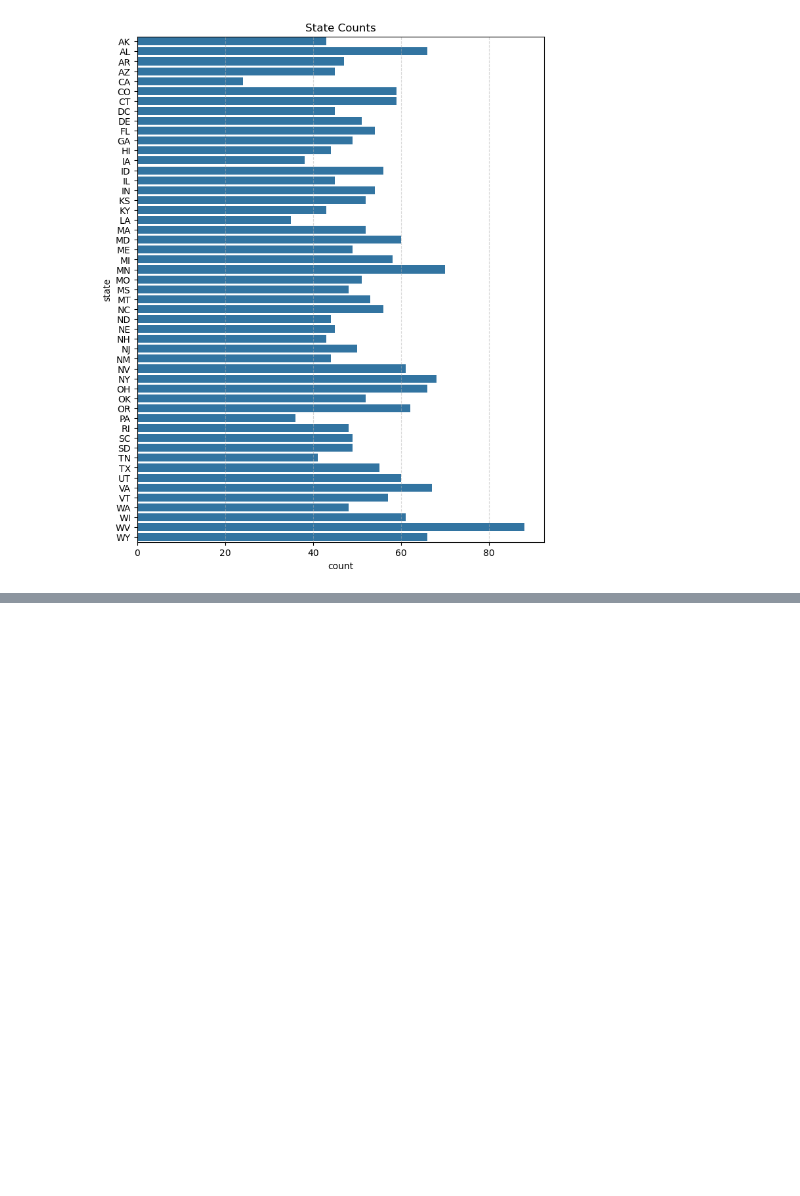
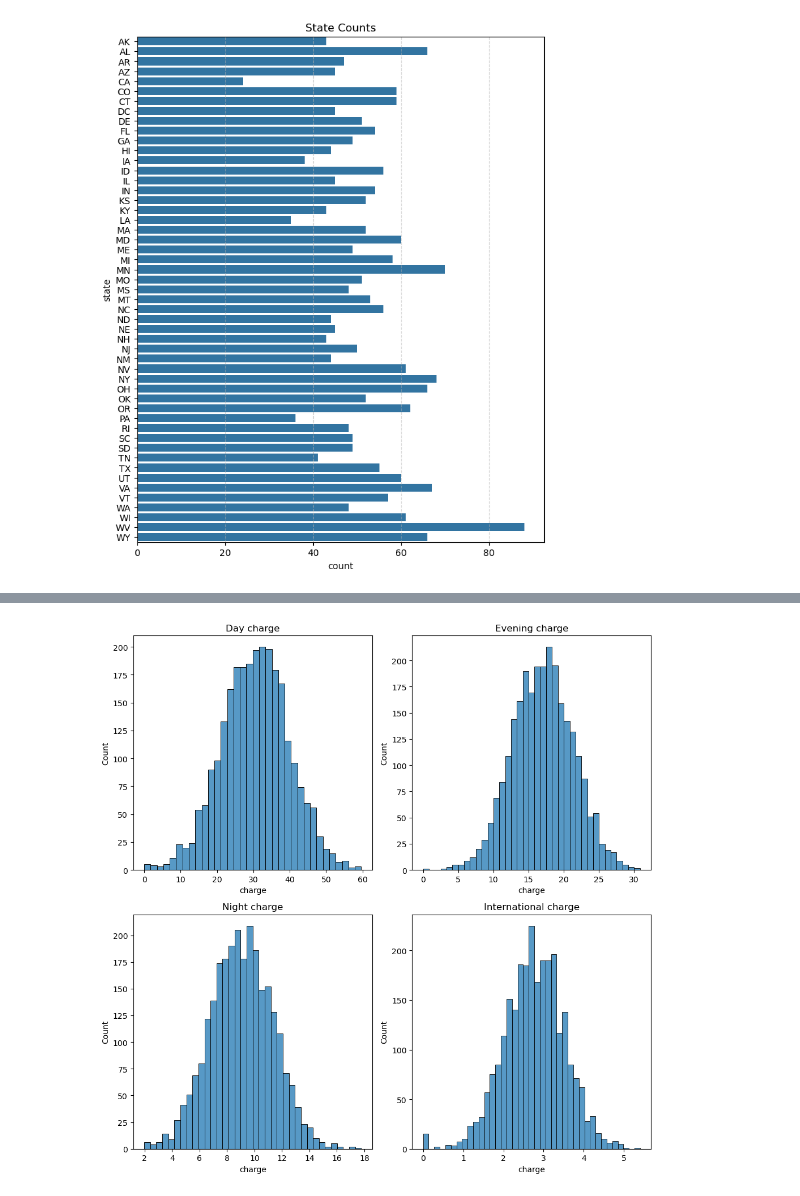
Before and after one commit to Erfan-Taherirani/Data_Science, a Jupyter notebook: Telecom Customer Churn/notebooks/data_understanding.ipynb, the cells around one changed output, grey strips where cells are left out. Saved outputs shown, nothing was run; the diff lists cells and outputs as text; code cells hidden in the pictures; blank space fills up the shorter version.

```diff
--- a/Telecom Customer Churn/notebooks/data_understanding.ipynb
+++ b/Telecom Customer Churn/notebooks/data_understanding.ipynb
@@ -373,0 +235,4 @@ describe_stats(df, "account_length")
+# %%
+plot_charge_distributions(df)
+# %% [output]
+[figure, added]
```
Also changed, not shown: parts of 29 cells of this notebook, 3 other files.
